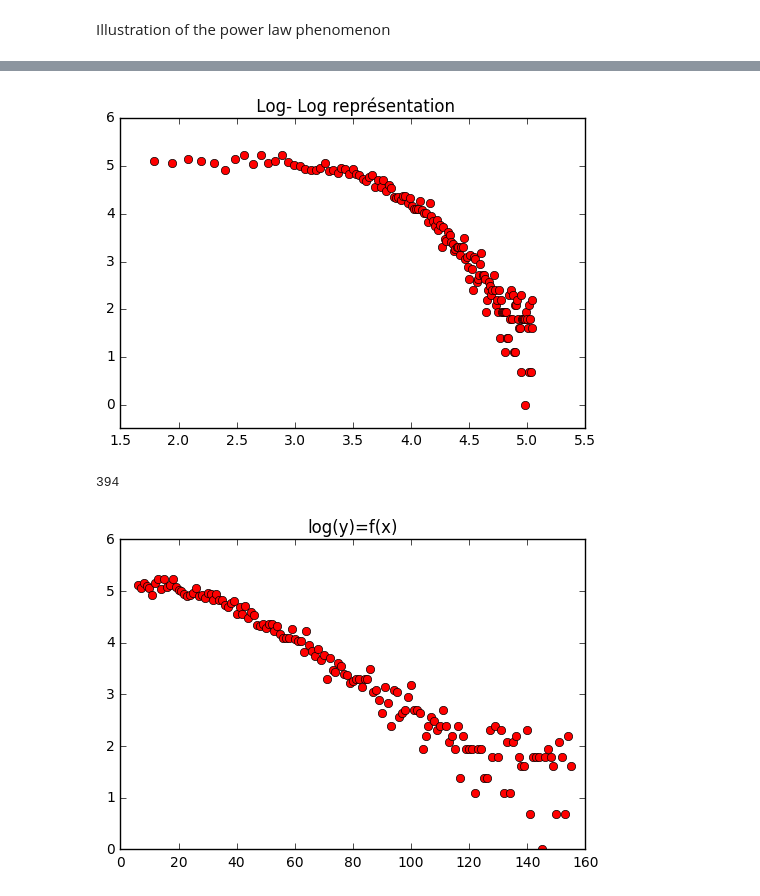
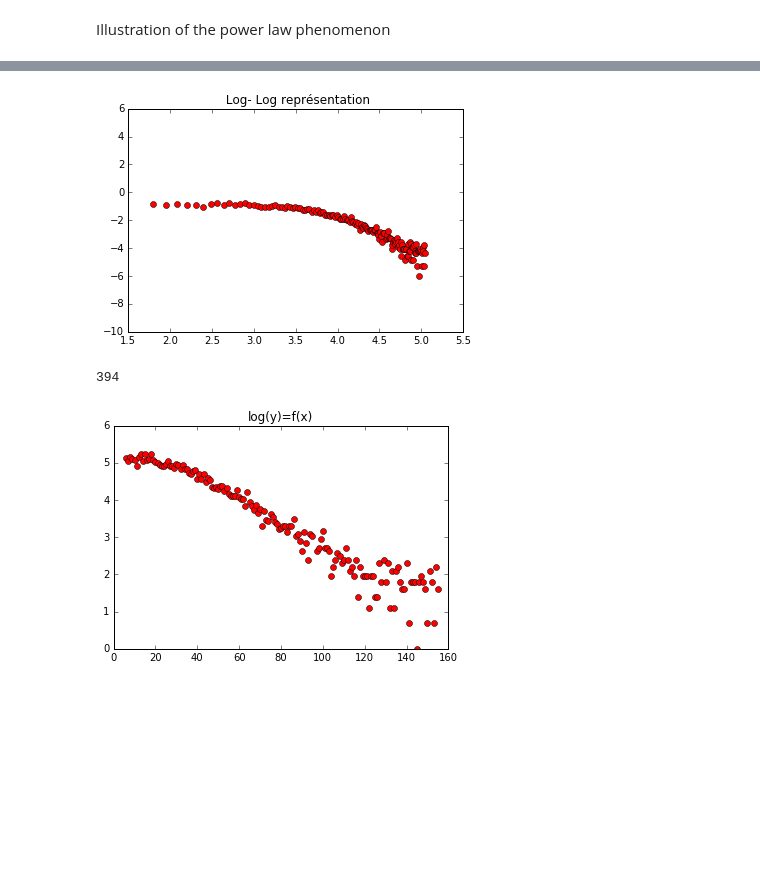
Before and after one commit to YRussac/French_Presidential_Election_Twitter_Markov_Process, a Jupyter notebook: Loi Puissance .ipynb, the cells around one changed output, grey strips where cells are left out. Cells and saved outputs as stored; diff of their text form; code cells hidden in the pictures; blank space fills up the shorter version.

```diff
--- a/Loi Puissance .ipynb
+++ b/Loi Puissance .ipynb
@@ -37,16 +34,14 @@ h_log=np.log(h)
 # %%
-x=[]
-y=[]
-for i in set(h):
-    x+=[np.log(i)]
-    y+=[np.log(h.count(i))]
+set_h = set(h)
+x = [np.log(i) for i in set_h]
+y = [np.log(h.count(i)/len(set_h)) for i in set_h]
 # %%
 plt.plot(x[0:150], y[0:150], 'ro')
-plt.axis([1.5, 5.5, -0.5, 6])
+plt.axis([1.5, 5.5, -10, 6])
 plt.title(" Log- Log représentation")
 plt.show()
 # %% [output]
-[figure, old version]
+[figure, new version]
 # %%
 x=[]
 y=[]
@@ -63,4 +58,4 @@ plt.axis([0, 160, 0, 6])
 plt.title("log(y)=f(x)")
 plt.show()
 # %% [output]
-[figure, old version]
+[figure, new version]
```
Also changed, not shown: parts of 4 cells of this notebook, 1 other file.
